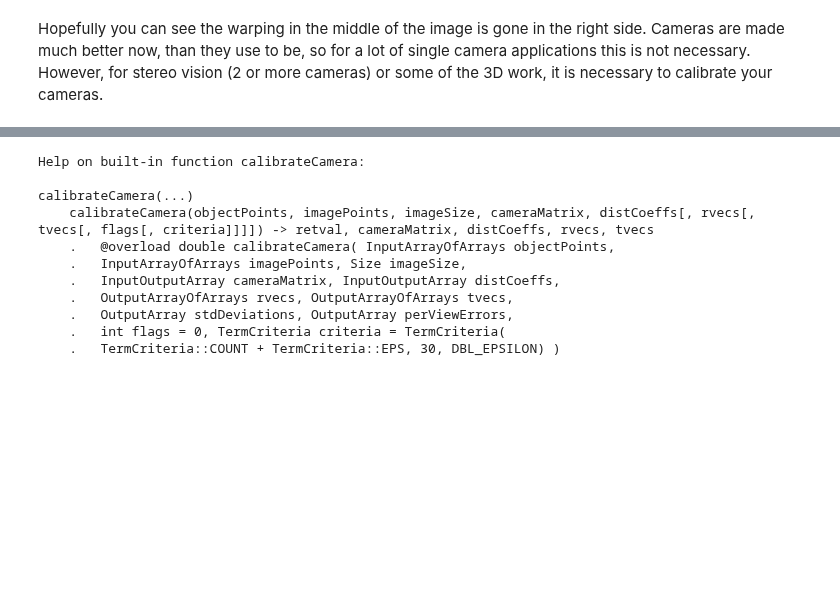
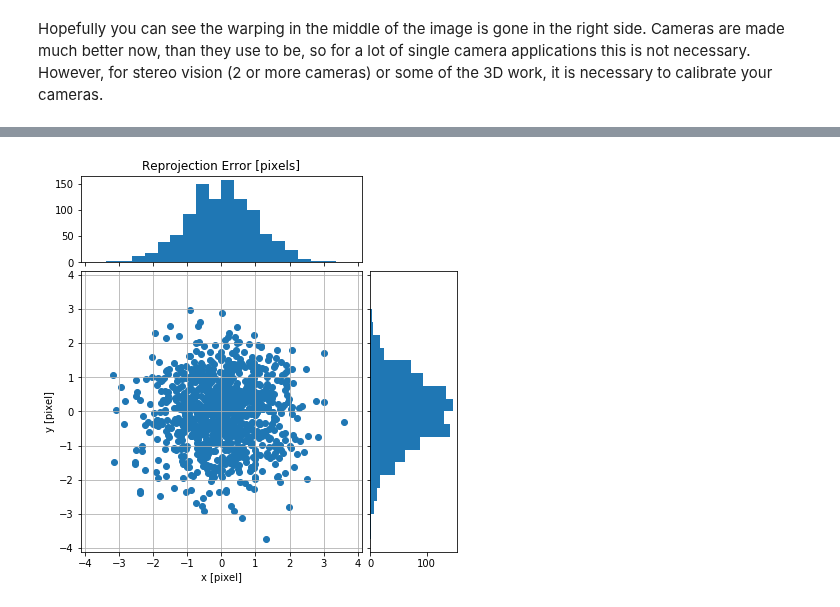
Before and after one commit to walchko/github-blog, a Jupyter notebook: source/blog/Vision/Mono-Camera-Calibration/mono-camera-calibration.ipynb, the cells around one changed output, grey strips where cells are left out. Cells and saved outputs as stored; diff of their text form; code cells hidden in the pictures; blank space fills up the shorter version.

```diff
--- a/source/blog/Vision/Mono-Camera-Calibration/mono-camera-calibration.ipynb
+++ b/source/blog/Vision/Mono-Camera-Calibration/mono-camera-calibration.ipynb
@@ -467,17 +537,7 @@ TypeError: function takes exactly 2 arguments (3 given)
-# %%
-help(cv2.calibrateCamera)
-# %% [output]
-Help on built-in function calibrateCamera:
-
-calibrateCamera(...)
-    calibrateCamera(objectPoints, imagePoints, imageSize, cameraMatrix, distCoeffs[, rvecs[, tvecs[, flags[, criteria]]]]) -> retval, cameraMatrix, distCoeffs, rvecs, tvecs
-    .   @overload double calibrateCamera( InputArrayOfArrays objectPoints,
-    .   InputArrayOfArrays imagePoints, Size imageSize,
-    .   InputOutputArray cameraMatrix, InputOutputArray distCoeffs,
-    .   OutputArrayOfArrays rvecs, OutputArrayOfArrays tvecs,
-    .   OutputArray stdDeviations, OutputArray perViewErrors,
-    .   int flags = 0, TermCriteria criteria = TermCriteria(
-    .   TermCriteria::COUNT + TermCriteria::EPS, 30, DBL_EPSILON) )
+# %%
+errorhistogram(np.random.randn(1000), np.random.randn(1000))
+# %% [output]
+[figure, added]
 # %% [markdown]
 
 -----------
```
Also changed, not shown: parts of 11 cells of this notebook, 1 other file.
